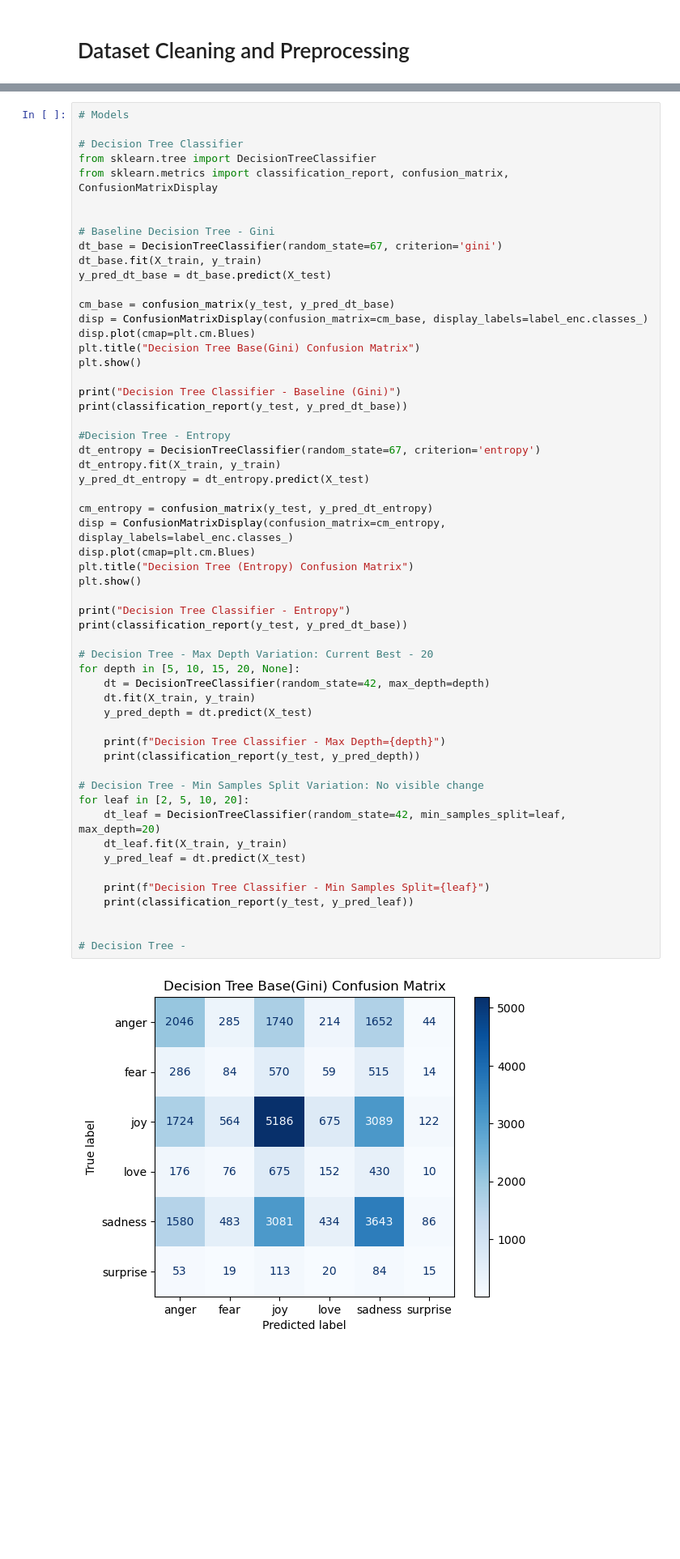
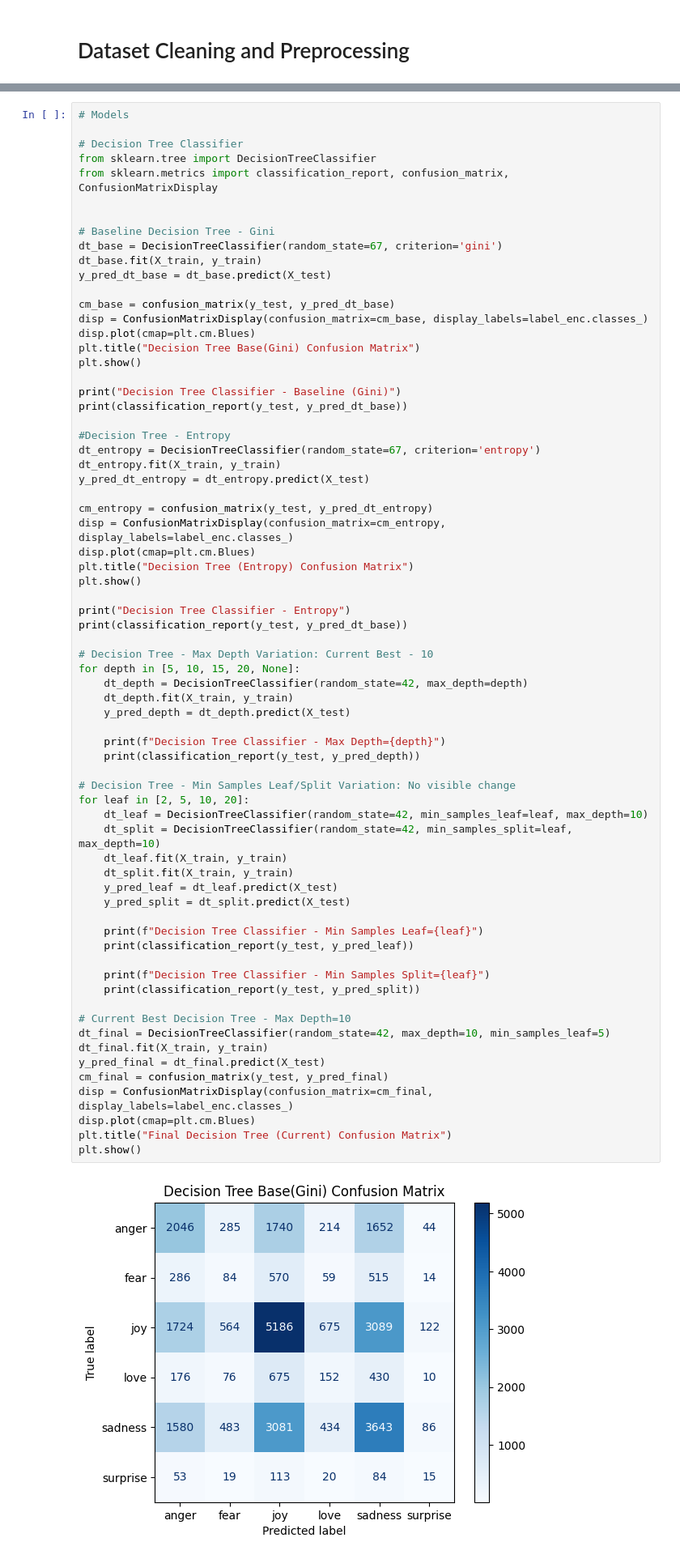
Before and after one commit to danielromerom/spotify-lyrical-analysis, a Jupyter notebook: notebooks/spotify_data_exploration.ipynb, the cells around one changed output, grey strips where cells are left out. Shown at 81% size. Drawn from its saved outputs; the diff is of its cells as text; blank space fills up the shorter version.

```diff
--- a/notebooks/spotify_data_exploration.ipynb
+++ b/notebooks/spotify_data_exploration.ipynb
@@ -433,44 +427,57 @@ plt.title("Decision Tree Base(Gini) Confusion Matrix")
 plt.show()
 
 print("Decision Tree Classifier - Baseline (Gini)")
 print(classification_report(y_test, y_pred_dt_base))
 
 #Decision Tree - Entropy
 dt_entropy = DecisionTreeClassifier(random_state=67, criterion='entropy')
 dt_entropy.fit(X_train, y_train)
 y_pred_dt_entropy = dt_entropy.predict(X_test)
 
 cm_entropy = confusion_matrix(y_test, y_pred_dt_entropy)
 disp = ConfusionMatrixDisplay(confusion_matrix=cm_entropy, display_labels=label_enc.classes_)
 disp.plot(cmap=plt.cm.Blues)
 plt.title("Decision Tree (Entropy) Confusion Matrix")
 plt.show()
 
 print("Decision Tree Classifier - Entropy")
 print(classification_report(y_test, y_pred_dt_base))
 
-# Decision Tree - Max Depth Variation: Current Best - 20
+# Decision Tree - Max Depth Variation: Current Best - 10
 for depth in [5, 10, 15, 20, None]:
-    dt = DecisionTreeClassifier(random_state=42, max_depth=depth)
-    dt.fit(X_train, y_train)
-    y_pred_depth = dt.predict(X_test)
+    dt_depth = DecisionTreeClassifier(random_state=42, max_depth=depth)
+    dt_depth.fit(X_train, y_train)
+    y_pred_depth = dt_depth.predict(X_test)
 
     print(f"Decision Tree Classifier - Max Depth={depth}")
     print(classification_report(y_test, y_pred_depth))
 
-# Decision Tree - Min Samples Split Variation: No visible change
+# Decision Tree - Min Samples Leaf/Split Variation: No visible change
 for leaf in [2, 5, 10, 20]:
-    dt_leaf = DecisionTreeClassifier(random_state=42, min_samples_split=leaf, max_depth=20)
+    dt_leaf = DecisionTreeClassifier(random_state=42, min_samples_leaf=leaf, max_depth=10)
+    dt_split = DecisionTreeClassifier(random_state=42, min_samples_split=leaf, max_depth=10)
     dt_leaf.fit(X_train, y_train)
-    y_pred_leaf = dt.predict(X_test)
+    dt_split.fit(X_train, y_train)
+    y_pred_leaf = dt_leaf.predict(X_test)
+    y_pred_split = dt_split.predict(X_test)
+
+    print(f"Decision Tree Classifier - Min Samples Leaf={leaf}")
+    print(classification_report(y_test, y_pred_leaf))
 
     print(f"Decision Tree Classifier - Min Samples Split={leaf}")
-    print(classification_report(y_test, y_pred_leaf))
+    print(classification_report(y_test, y_pred_split))
 
-
-# Decision Tree -
+# Current Best Decision Tree - Max Depth=10
+dt_final = DecisionTreeClassifier(random_state=42, max_depth=10, min_samples_leaf=5)
+dt_final.fit(X_train, y_train)
+y_pred_final = dt_final.predict(X_test)
+cm_final = confusion_matrix(y_test, y_pred_final)
+disp = ConfusionMatrixDisplay(confusion_matrix=cm_final, display_labels=label_enc.classes_)
+disp.plot(cmap=plt.cm.Blues)
+plt.title("Final Decision Tree (Current) Confusion Matrix")
+plt.show()
 # %% [output]
-[figure, old version]
+[figure, new version]
 Decision Tree Classifier - Baseline (Gini)
               precision    recall  f1-score   support
 
```
Also changed, not shown: parts of 5 cells of this notebook.
